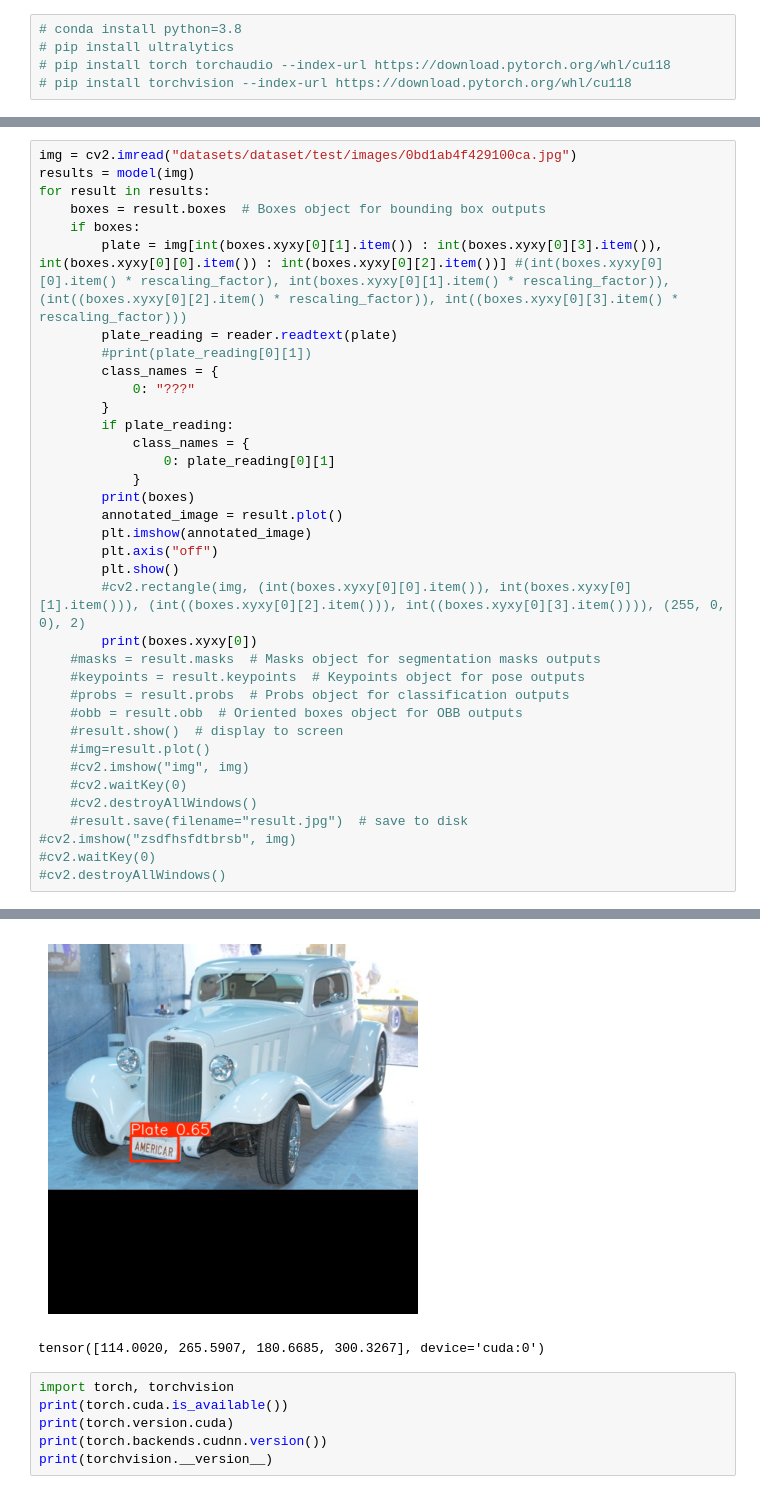
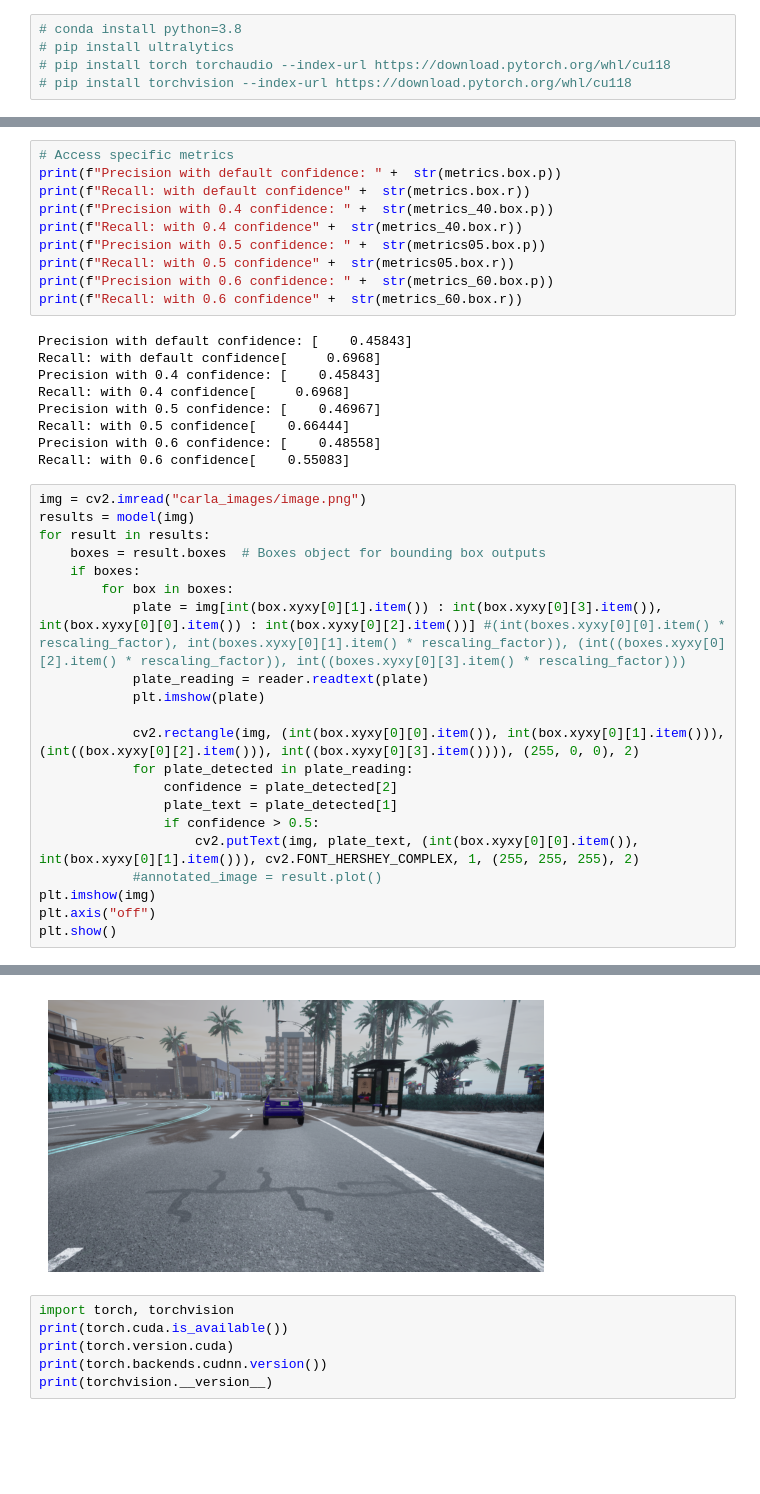
Before and after one commit to Cla-Ver/svs-project, a Jupyter notebook: ultralytics_test.ipynb, the cells around one changed output, grey strips where cells are left out. Drawn from its saved outputs; the diff is of its cells as text; blank space fills up the shorter version.

Commit message:
Added some precision recall tests

```diff
--- a/ultralytics_test.ipynb
+++ b/ultralytics_test.ipynb
@@ -53,37 +90,41 @@ reader = easyocr.Reader(["en"], gpu=True)
+# %%
+# Access specific metrics
+print(f"Precision with default confidence: " +  str(metrics.box.p))
+print(f"Recall: with default confidence" +  str(metrics.box.r))
+print(f"Precision with 0.4 confidence: " +  str(metrics_40.box.p))
+print(f"Recall: with 0.4 confidence" +  str(metrics_40.box.r))
+print(f"Precision with 0.5 confidence: " +  str(metrics05.box.p))
+print(f"Recall: with 0.5 confidence" +  str(metrics05.box.r))
+print(f"Precision with 0.6 confidence: " +  str(metrics_60.box.p))
+print(f"Recall: with 0.6 confidence" +  str(metrics_60.box.r))
+# %% [output]
+Precision with default confidence: [    0.45843]
+Recall: with default confidence[     0.6968]
+Precision with 0.4 confidence: [    0.45843]
+Recall: with 0.4 confidence[     0.6968]
+Precision with 0.5 confidence: [    0.46967]
+Recall: with 0.5 confidence[    0.66444]
+Precision with 0.6 confidence: [    0.48558]
+Recall: with 0.6 confidence[    0.55083]
 # %%
-img = cv2.imread("datasets/dataset/test/images/0bd1ab4f429100ca.jpg")
+img = cv2.imread("carla_images/image.png")
 results = model(img)
 for result in results:
     boxes = result.boxes  # Boxes object for bounding box outputs
     if boxes:
-        plate = img[int(boxes.xyxy[0][1].item()) : int(boxes.xyxy[0][3].item()), int(boxes.xyxy[0][0].item()) : int(boxes.xyxy[0][2].item())] #(int(boxes.xyxy[0][0].item() * rescaling_factor), int(boxes.xyxy[0][1].item() * rescaling_factor)), (int((boxes.xyxy[0][2].item() * rescaling_factor)), int((boxes.xyxy[0][3].item() * rescaling_factor)))
-        plate_reading = reader.readtext(plate)
-        #print(plate_reading[0][1])
-        class_names = {
-            0: "???"
-        }
-        if plate_reading:
-            class_names = {
-                0: plate_reading[0][1]
-            }
-        print(boxes)
-        annotated_image = result.plot()
-        plt.imshow(annotated_image)
-        plt.axis("off")
-        plt.show()
-        #cv2.rectangle(img, (int(boxes.xyxy[0][0].item()), int(boxes.xyxy[0][1].item())), (int((boxes.xyxy[0][2].item())), int((boxes.xyxy[0][3].item()))), (255, 0, 0), 2)
-        print(boxes.xyxy[0])
-    #masks = result.masks  # Masks object for segmentation masks outputs
-    #keypoints = result.keypoints  # Keypoints object for pose outputs
-    #probs = result.probs  # Probs object for classification outputs
-    #obb = result.obb  # Oriented boxes object for OBB outputs
-    #result.show()  # display to screen
-    #img=result.plot()
-    #cv2.imshow("img", img)
-    #cv2.waitKey(0)
-    #cv2.destroyAllWindows()
-    #result.save(filename="result.jpg")  # save to disk
-#cv2.imshow("zsdfhsfdtbrsb", img)
-#cv2.waitKey(0)
-#cv2.destroyAllWindows()
+        for box in boxes:
+            plate = img[int(box.xyxy[0][1].item()) : int(box.xyxy[0][3].item()), int(box.xyxy[0][0].item()) : int(box.xyxy[0][2].item())] #(int(boxes.xyxy[0][0].item() * rescaling_factor), int(boxes.xyxy[0][1].item() * rescaling_factor)), (int((boxes.xyxy[0][2].item() * rescaling_factor)), int((boxes.xyxy[0][3].item() * rescaling_factor)))
+            plate_reading = reader.readtext(plate)
+            plt.imshow(plate)
+
+            cv2.rectangle(img, (int(box.xyxy[0][0].item()), int(box.xyxy[0][1].item())), (int((box.xyxy[0][2].item())), int((box.xyxy[0][3].item()))), (255, 0, 0), 2)
+            for plate_detected in plate_reading:
+                confidence = plate_detected[2]
+                plate_text = plate_detected[1]
+                if confidence > 0.5:
+                    cv2.putText(img, plate_text, (int(box.xyxy[0][0].item()), int(box.xyxy[0][1].item())), cv2.FONT_HERSHEY_COMPLEX, 1, (255, 255, 255), 2)
+            #annotated_image = result.plot()
+plt.imshow(img)
+plt.axis("off")
+plt.show()
 # %% [output]
@@ -105,5 +133,4 @@ xyxyn: tensor([[0.2227, 0.5187, 0.3529, 0.5866]], device='cuda:0')
-[figure, old version]
+[figure, new version]
-tensor([114.0020, 265.5907, 180.6685, 300.3267], device='cuda:0')
 # %%
 import torch, torchvision
 print(torch.cuda.is_available())
```
Also changed, not shown: parts of 11 cells of this notebook.
